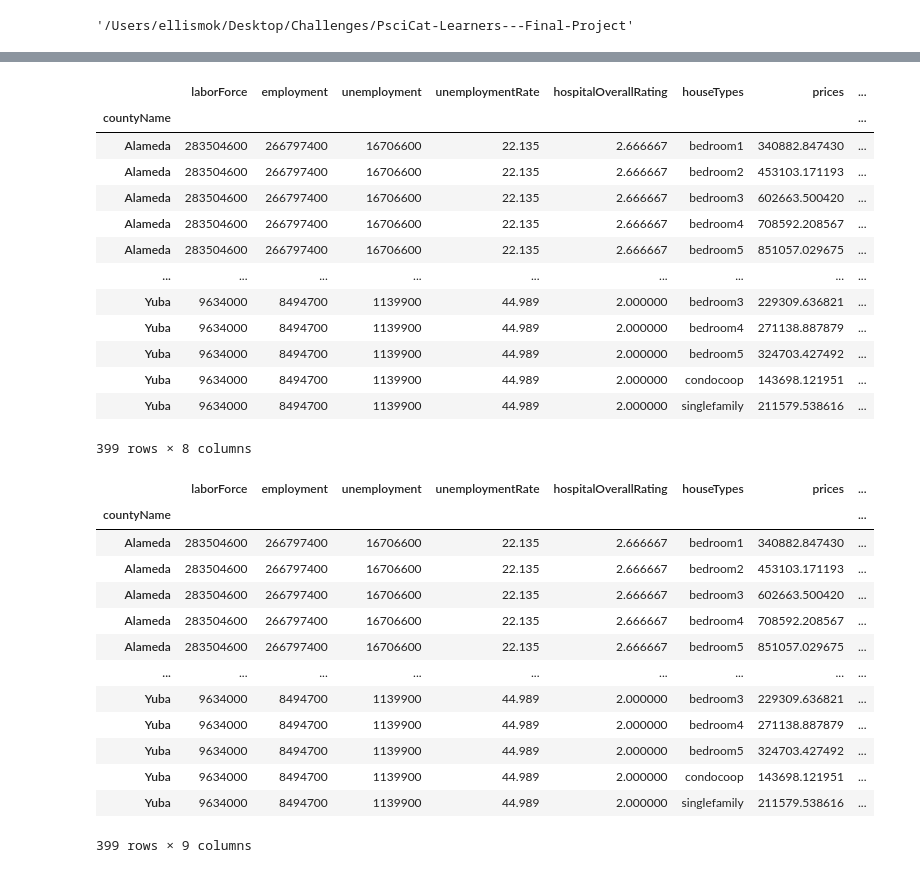
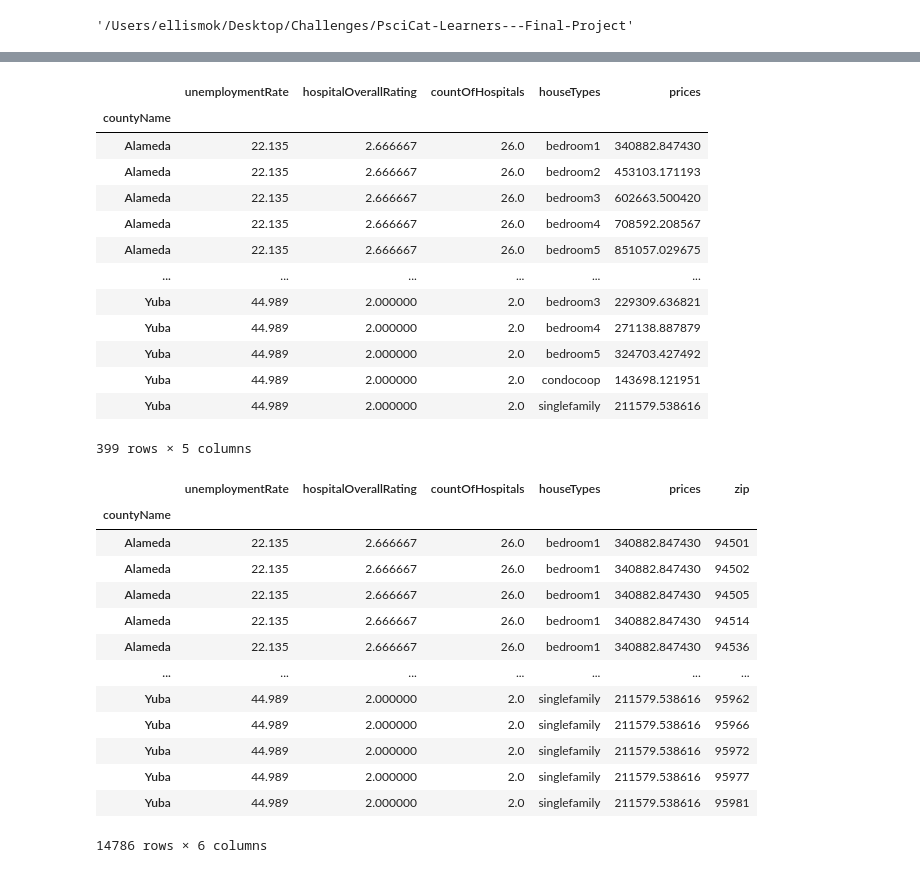
Before and after one commit to kfmatovic716/CA-HOME-PRICE-PREDICTIONS---Final-Project, a Jupyter notebook: cleaning_data_wrbk/merged_all.ipynb, the cells around one changed output, grey strips where cells are left out. Cells and saved outputs as stored; diff of their text form; code cells hidden in the pictures.

```diff
--- a/cleaning_data_wrbk/merged_all.ipynb
+++ b/cleaning_data_wrbk/merged_all.ipynb
@@ -44,3 +24,11 @@ pd.DataFrame(edd_df)
+# %%
+# Delete extraneous columns
+new_edd_df = edd_df.drop(columns= [
+    "laborForce"
+    , "employment"
+    , "unemployment"
+])
+# new_edd_df
 # %%
 # Read csv
 hospital_rating_df = pd.read_csv(hospital_rating_path)
@@ -146,5 +71,5 @@ pd.DataFrame(zip_code_df)
 # %%
-# df1.merge(df2, left_on='lkey', right_on='rkey')
-a = edd_df.set_index('countyName').join(hospital_rating_df.set_index('countyName'))
+# edd + hospital ratings combination = a
+a = new_edd_df.set_index('countyName').join(hospital_rating_df.set_index('countyName'))
 a
 # %% [output]
@@ -169,4 +94,5 @@ a
 # %%
-b = a.join(zillow_df.set_index('countyName'))
+# count of hospitals + a = b
+b = a.join(final_nu_hospitals_df.set_index('countyName'))
 b
 # %% [output]
@@ -187,37 +117,38 @@ b
 # %%
-c = b.join(final_nu_hospitals_df.set_index('countyName'))
+# zillow + b = c
+c = b.join(zillow_df.set_index('countyName'))
 c
 # %% [output]
-|  | laborForce | employment | unemployment | unemploymentRate | hospitalOverallRating | houseTypes | prices | ... |
-| countyName |  |  |  |  |  |  |  | ... |
-| Alameda | 283504600 | 266797400 | 16706600 | 22.135 | 2.666667 | bedroom1 | 340882.847430 | ... |
-| Alameda | 283504600 | 266797400 | 16706600 | 22.135 | 2.666667 | bedroom2 | 453103.171193 | ... |
-| Alameda | 283504600 | 266797400 | 16706600 | 22.135 | 2.666667 | bedroom3 | 602663.500420 | ... |
-| Alameda | 283504600 | 266797400 | 16706600 | 22.135 | 2.666667 | bedroom4 | 708592.208567 | ... |
-| Alameda | 283504600 | 266797400 | 16706600 | 22.135 | 2.666667 | bedroom5 | 851057.029675 | ... |
-| ... | ... | ... | ... | ... | ... | ... | ... | ... |
-| Yuba | 9634000 | 8494700 | 1139900 | 44.989 | 2.000000 | bedroom3 | 229309.636821 | ... |
-| Yuba | 9634000 | 8494700 | 1139900 | 44.989 | 2.000000 | bedroom4 | 271138.887879 | ... |
-| Yuba | 9634000 | 8494700 | 1139900 | 44.989 | 2.000000 | bedroom5 | 324703.427492 | ... |
-| Yuba | 9634000 | 8494700 | 1139900 | 44.989 | 2.000000 | condocoop | 143698.121951 | ... |
-| Yuba | 9634000 | 8494700 | 1139900 | 44.989 | 2.000000 | singlefamily | 211579.538616 | ... |
+|  | unemploymentRate | hospitalOverallRating | countOfHospitals | houseTypes | prices |
+| countyName |  |  |  |  |  |
+| Alameda | 22.135 | 2.666667 | 26.0 | bedroom1 | 340882.847430 |
+| Alameda | 22.135 | 2.666667 | 26.0 | bedroom2 | 453103.171193 |
+| Alameda | 22.135 | 2.666667 | 26.0 | bedroom3 | 602663.500420 |
+| Alameda | 22.135 | 2.666667 | 26.0 | bedroom4 | 708592.208567 |
+| Alameda | 22.135 | 2.666667 | 26.0 | bedroom5 | 851057.029675 |
+| ... | ... | ... | ... | ... | ... |
+| Yuba | 44.989 | 2.000000 | 2.0 | bedroom3 | 229309.636821 |
+| Yuba | 44.989 | 2.000000 | 2.0 | bedroom4 | 271138.887879 |
+| Yuba | 44.989 | 2.000000 | 2.0 | bedroom5 | 324703.427492 |
+| Yuba | 44.989 | 2.000000 | 2.0 | condocoop | 143698.121951 |
+| Yuba | 44.989 | 2.000000 | 2.0 | singlefamily | 211579.538616 |
-399 rows × 8 columns
+399 rows × 5 columns
 # %%
-
-d = c.join(zip_code_df.set_index('countyName'))
+# zip + c = d
+d = c.merge(z, how='inner', on='countyName')
 d
 # %% [output]
-|  | laborForce | employment | unemployment | unemploymentRate | hospitalOverallRating | houseTypes | prices | ... |
-| countyName |  |  |  |  |  |  |  | ... |
-| Alameda | 283504600 | 266797400 | 16706600 | 22.135 | 2.666667 | bedroom1 | 340882.847430 | ... |
-| Alameda | 283504600 | 266797400 | 16706600 | 22.135 | 2.666667 | bedroom2 | 453103.171193 | ... |
-| Alameda | 283504600 | 266797400 | 16706600 | 22.135 | 2.666667 | bedroom3 | 602663.500420 | ... |
-| Alameda | 283504600 | 266797400 | 16706600 | 22.135 | 2.666667 | bedroom4 | 708592.208567 | ... |
-| Alameda | 283504600 | 266797400 | 16706600 | 22.135 | 2.666667 | bedroom5 | 851057.029675 | ... |
-| ... | ... | ... | ... | ... | ... | ... | ... | ... |
-| Yuba | 9634000 | 8494700 | 1139900 | 44.989 | 2.000000 | bedroom3 | 229309.636821 | ... |
-| Yuba | 9634000 | 8494700 | 1139900 | 44.989 | 2.000000 | bedroom4 | 271138.887879 | ... |
-| Yuba | 9634000 | 8494700 | 1139900 | 44.989 | 2.000000 | bedroom5 | 324703.427492 | ... |
-| Yuba | 9634000 | 8494700 | 1139900 | 44.989 | 2.000000 | condocoop | 143698.121951 | ... |
-| Yuba | 9634000 | 8494700 | 1139900 | 44.989 | 2.000000 | singlefamily | 211579.538616 | ... |
+|  | unemploymentRate | hospitalOverallRating | countOfHospitals | houseTypes | prices | zip |
+| countyName |  |  |  |  |  |  |
+| Alameda | 22.135 | 2.666667 | 26.0 | bedroom1 | 340882.847430 | 94501 |
+| Alameda | 22.135 | 2.666667 | 26.0 | bedroom1 | 340882.847430 | 94502 |
+| Alameda | 22.135 | 2.666667 | 26.0 | bedroom1 | 340882.847430 | 94505 |
+| Alameda | 22.135 | 2.666667 | 26.0 | bedroom1 | 340882.847430 | 94514 |
+| Alameda | 22.135 | 2.666667 | 26.0 | bedroom1 | 340882.847430 | 94536 |
+| ... | ... | ... | ... | ... | ... | ... |
+| Yuba | 44.989 | 2.000000 | 2.0 | singlefamily | 211579.538616 | 95962 |
+| Yuba | 44.989 | 2.000000 | 2.0 | singlefamily | 211579.538616 | 95966 |
+| Yuba | 44.989 | 2.000000 | 2.0 | singlefamily | 211579.538616 | 95972 |
+| Yuba | 44.989 | 2.000000 | 2.0 | singlefamily | 211579.538616 | 95977 |
+| Yuba | 44.989 | 2.000000 | 2.0 | singlefamily | 211579.538616 | 95981 |
-399 rows × 9 columns
+14786 rows × 6 columns
```
Also changed, not shown: parts of 13 cells of this notebook, 4 other files.
